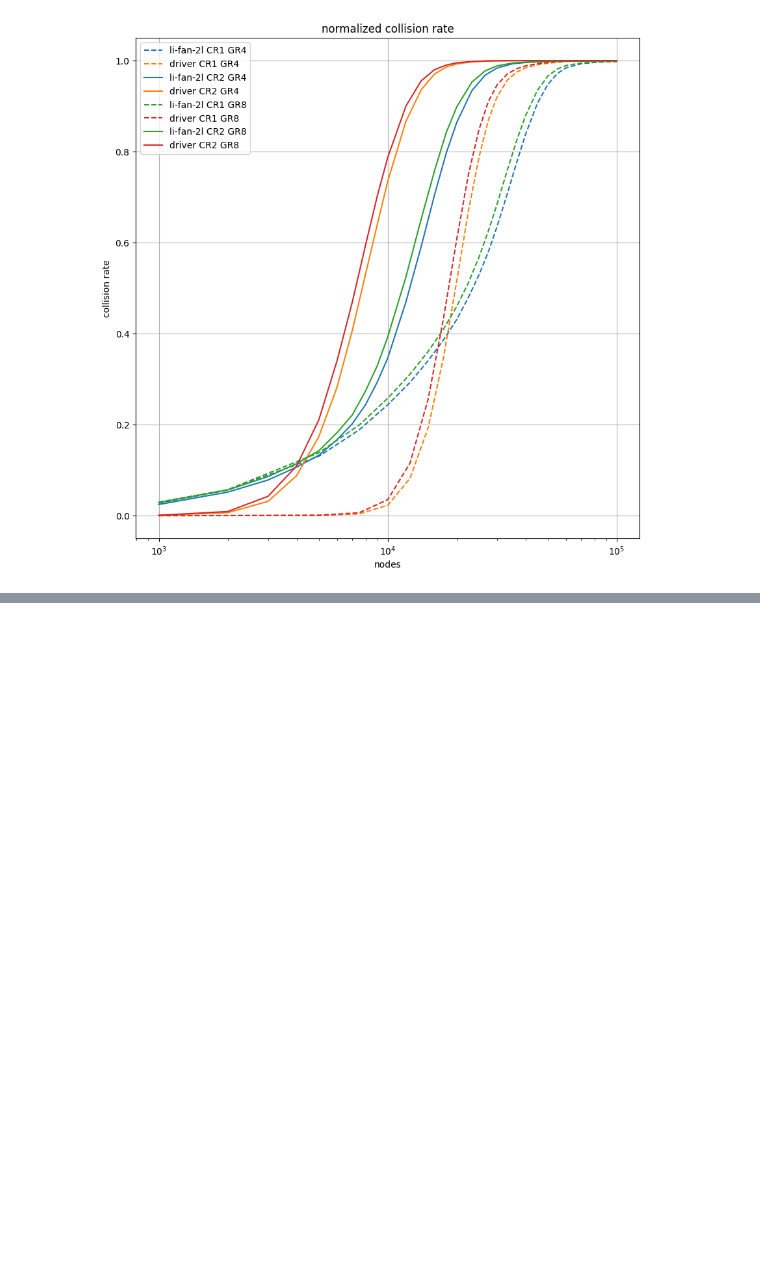
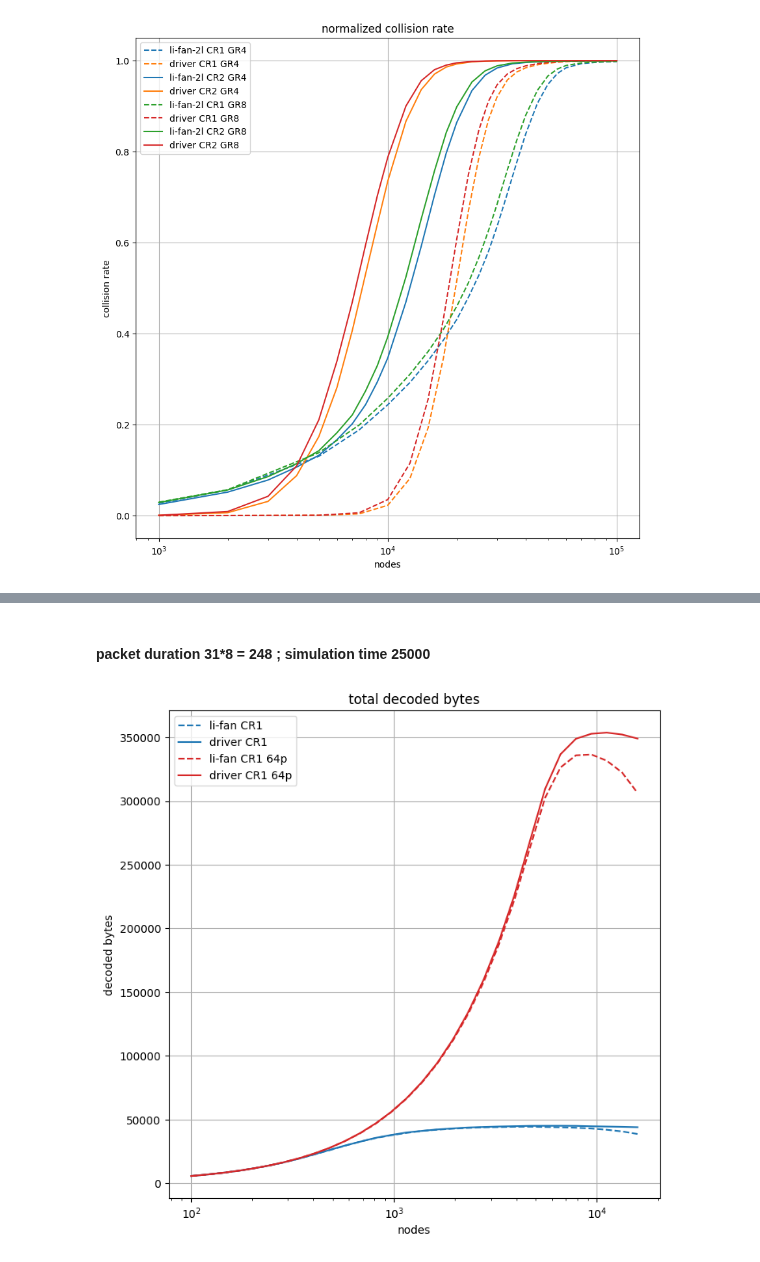
Before and after one commit to diegomm6/lr-fhss_seq-families, a Jupyter notebook: plots.ipynb, the cells around one changed output, grey strips where cells are left out. Cells and saved outputs as stored; diff of their text form; code cells hidden in the pictures; blank space fills up the shorter version.

Commit message:
new model added, new results added

```diff
--- a/plots.ipynb
+++ b/plots.ipynb
@@ -359,0 +389,26 @@ plt.show()
+# %% [markdown]
+#### packet duration 31*8 = 248 ; simulation time 25000
+# %%
+dataNetwork1DC = pd.read_csv('results/dataNetwork1DC.csv', index_col=0, header=None).T
+nodes = dataNetwork1DC['nodes'].to_numpy()
+
+plt.figure(figsize=(8,8))
+
+plt.plot(nodes, dataNetwork1DC['lifan-CR1-PR8-dec_bytes'], label=f'li-fan CR1', color='#1f77b4', linestyle='dashed')
+plt.plot(nodes, dataNetwork1DC['driver-CR1-PR8-dec_bytes'], label=f'driver CR1', color='#1f77b4')
+
+plt.plot(nodes, dataNetwork1DC['lifan-CR1-PR64-dec_bytes'], label=f'li-fan CR1 64p', color='#d62728', linestyle='dashed')
+plt.plot(nodes, dataNetwork1DC['driver-CR1-PR64-dec_bytes'], label=f'driver CR1 64p', color='#d62728')
+
+
+plt.title('total decoded bytes')
+plt.xlabel('nodes')
+plt.xscale('log')
+plt.ylabel('decoded bytes')
+#plt.xlim(8e3,5e4)
+#plt.ylim(.2,.8)
+plt.grid()
+plt.legend()
+plt.show()
+# %% [output]
+[figure, added]
```
Also changed, not shown: parts of 5 cells of this notebook, 10 other files.
